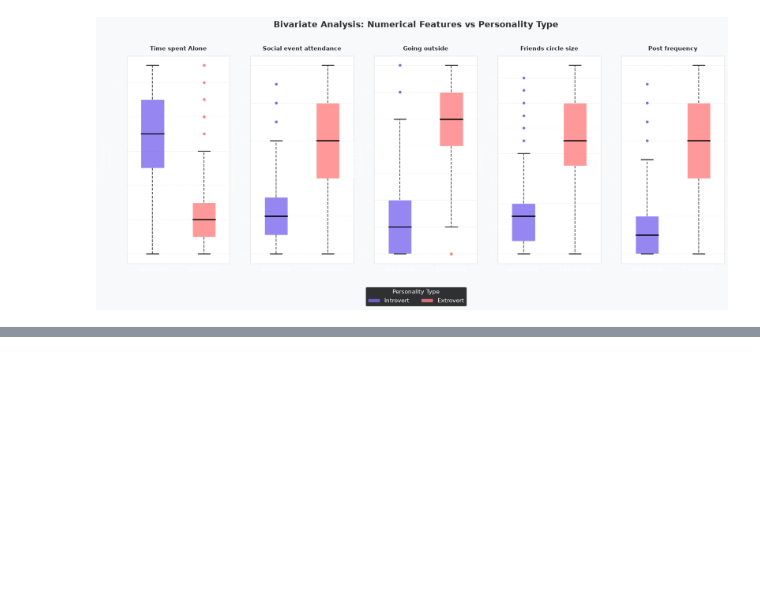
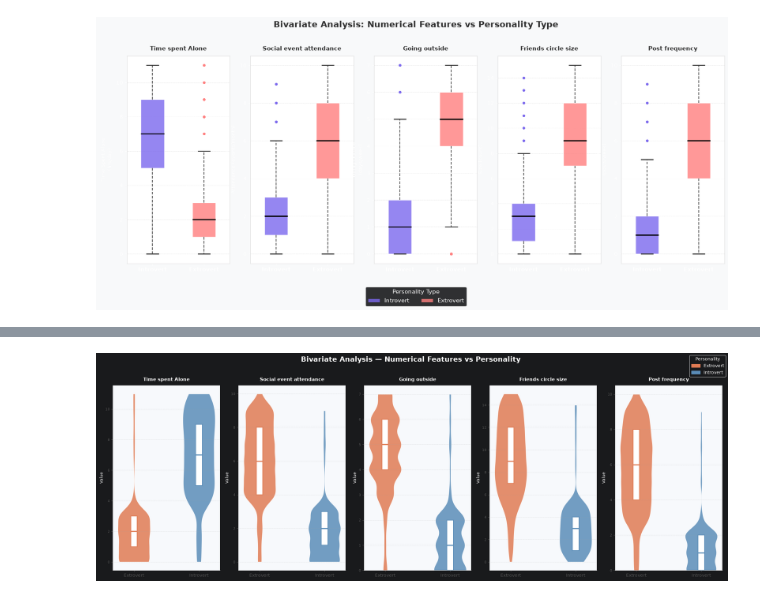
Before and after one commit to MudithMCoder/Introvert-Extrovert-Classification, a Jupyter notebook: pipeline.ipynb, the cells around one changed output, grey strips where cells are left out. Cells and saved outputs as stored; diff of their text form; code cells hidden in the pictures; blank space fills up the shorter version.

```diff
--- a/pipeline.ipynb
+++ b/pipeline.ipynb
@@ -355,3 +355,85 @@ plt.plot()
 # %% [output]
 []
 [figure]
+# %%
+""" --- Plotting Violin Plots for Bivariate analysis --- """
+
+target        = "Personality"
+categories    = df[target].dropna().unique().tolist()
+palette       = {"Introvert": "#5B8DB8", "Extrovert": "#E07B54"}
+
+# Figure
+fig, axes = plt.subplots(1, 5, figsize=(20, 7))
+fig.suptitle(
+    "Bivariate Analysis — Numerical Features vs Personality",
+    fontsize=16, fontweight="bold", y=1.02
+)
+
+for ax, feature in zip(axes, numerical_features):
+
+    # collect data per category
+    data_by_cat = [
+        df.loc[df[target] == cat, feature].dropna().values
+        for cat in categories
+    ]
+
+    # violin
+    parts = ax.violinplot(
+        data_by_cat,
+        positions=range(len(categories)),
+        showmedians=False,
+        showextrema=False,
+    )
+
+    # colour each violin body
+    for body, cat in zip(parts["bodies"], categories):
+        body.set_facecolor(palette[cat])
+        body.set_edgecolor("white")
+        body.set_alpha(0.85)
+        body.set_linewidth(1.2)
+
+    #  box-plot overlay
+    for i, (cat, data) in enumerate(zip(categories, data_by_cat)):
+        q1, median, q3 = (
+            pd.Series(data).quantile(0.25),
+            pd.Series(data).median(),
+            pd.Series(data).quantile(0.75),
+        )
+        iqr = q3 - q1
+
+        # IQR box
+        ax.bar(i, iqr, bottom=q1, width=0.1,
+               color="white", edgecolor=palette[cat], linewidth=1.5, zorder=3)
+
+        # median line
+        ax.hlines(median, i - 0.05, i + 0.05,
+                  colors=palette[cat], linewidth=2.5, zorder=4)
+
+    # Axes styling
+    clean_name = feature.replace("_", " ")
+    ax.set_title(clean_name, fontsize=11, fontweight="bold", pad=10)
+    ax.set_xticks(range(len(categories)))
+    ax.set_xticklabels(categories, fontsize=10)
+    ax.set_ylabel("Value", fontsize=9)
+    ax.set_facecolor("#F7F9FC")
+    ax.spines[["top", "right"]].set_visible(False)
+    ax.spines[["left", "bottom"]].set_color("#CCCCCC")
+    ax.tick_params(axis="both", colors="#555555")
+    ax.yaxis.set_tick_params(labelsize=8)
+    ax.grid(axis="y", linestyle="--", alpha=0.4, color="#AAAAAA")
+
+# Legend
+legend_patches = [
+    mpatches.Patch(color=palette[cat], label=cat) for cat in categories
+]
+fig.legend(
+    handles=legend_patches,
+    loc="upper right",
+    fontsize=10,
+    framealpha=0.9,
+    title="Personality",
+    title_fontsize=10,
+)
+plt.tight_layout()
+plt.plot()
+# %% [output]
@@ -357,0 +441 @@ plt.plot()
+[figure, added]
```
Also changed, not shown: parts of 2 cells of this notebook.
